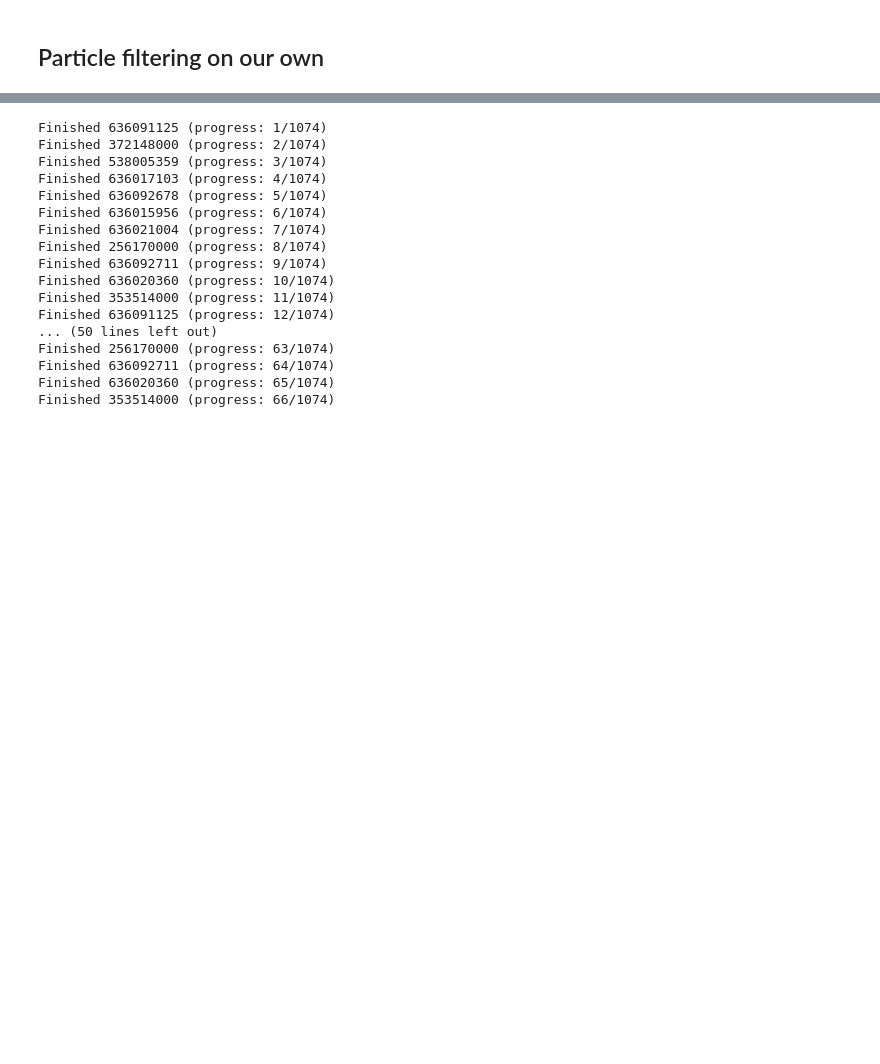
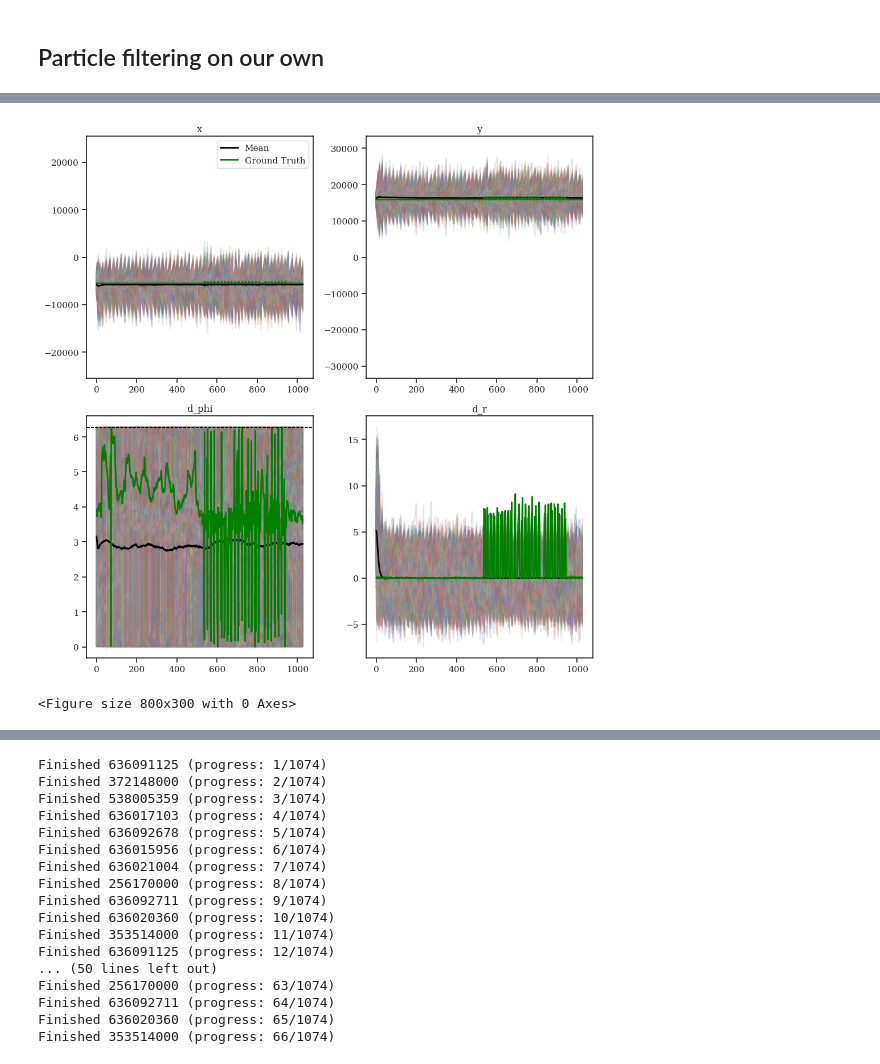
Before and after one commit to HRI-EU/ProMis, a Jupyter notebook: examples/promis-ships.ipynb, the cells around one changed output, grey strips where cells are left out. Cells and saved outputs as stored; diff of their text form; code cells hidden in the pictures; blank space fills up the shorter version.

```diff
--- a/examples/promis-ships.ipynb
+++ b/examples/promis-ships.ipynb
@@ -1025,0 +1189,31 @@ final position error, variance:
+# %%
+fig, axes = plt.subplots(2, 2, figsize=(10, 10))
+columns = ["x", "y", "d_phi", "d_r"]
+for i, ax in enumerate(axes.flatten()):
+    if i >= result["particles"].shape[2]:
+        break
+    ax.plot(result["particles"][:, :, i], alpha=0.2)
+    if i < result["estimates"].shape[1]:
+        ax.plot(result["estimates"][:, i], c="black", lw=2, label="Mean")
+    if i < result["truth"].shape[1]:
+        ax.plot(result["truth"][:, i], c="green", lw=2, label="Ground Truth")
+    ax.set_title(columns[i])
+
+    # ax.axvline(result["deviate_from"], c="black", ls="--", lw=1)
+
+    if i == 0:
+        ax.set_ylim(-width, width)
+    if i == 1:
+        ax.set_ylim(-height, height)
+
+    if i == 0:
+        ax.legend()
+
+axes[1, 0].axhline(2 * pi, c="black", ls="--", lw=1)
+
+plt.tight_layout()
+plt.show()
+plt.clf()
+# %% [output]
+[figure, added]
+<Figure size 800x300 with 0 Axes>
```
Also changed, not shown: parts of 36 cells of this notebook.
